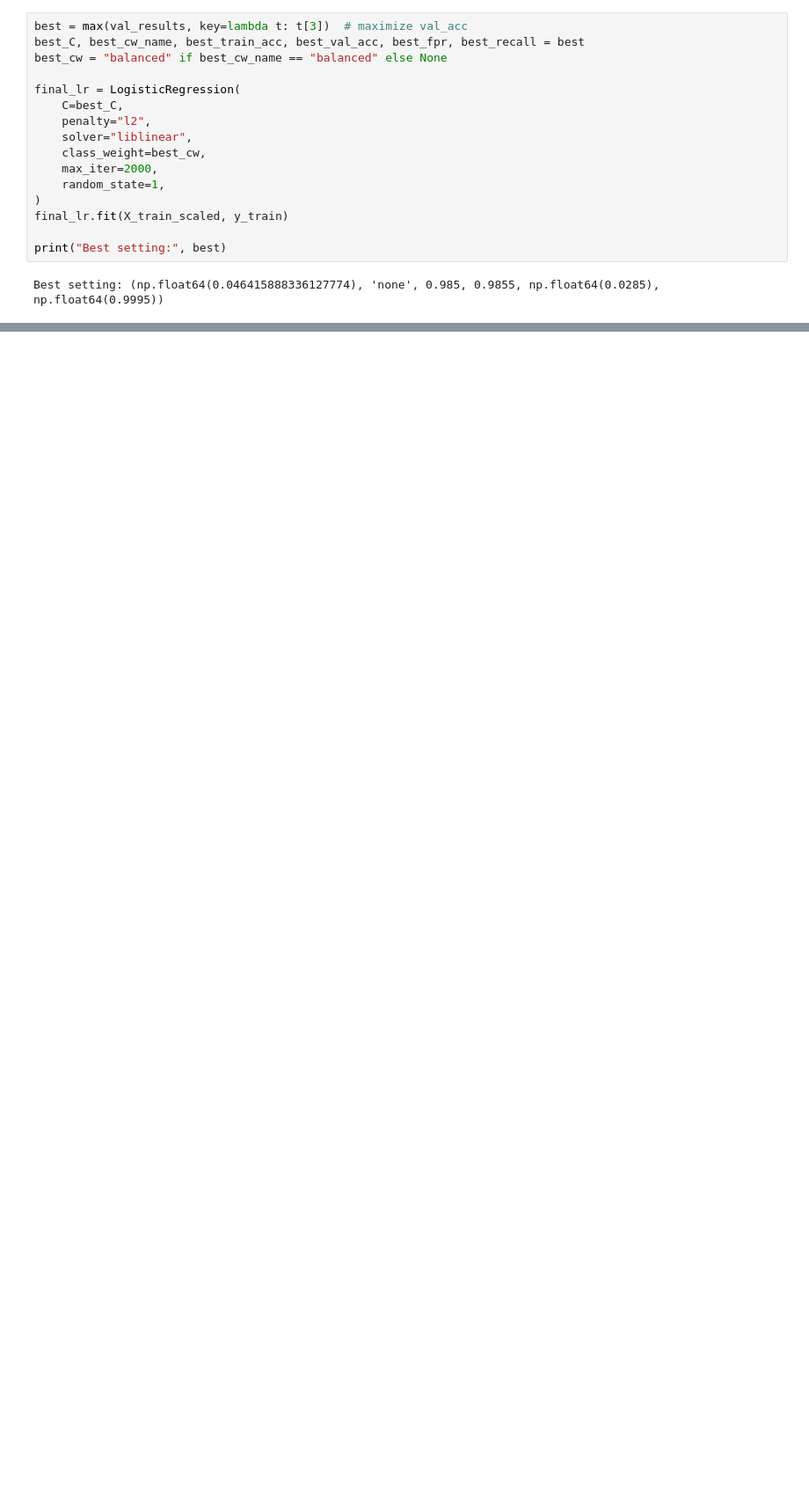
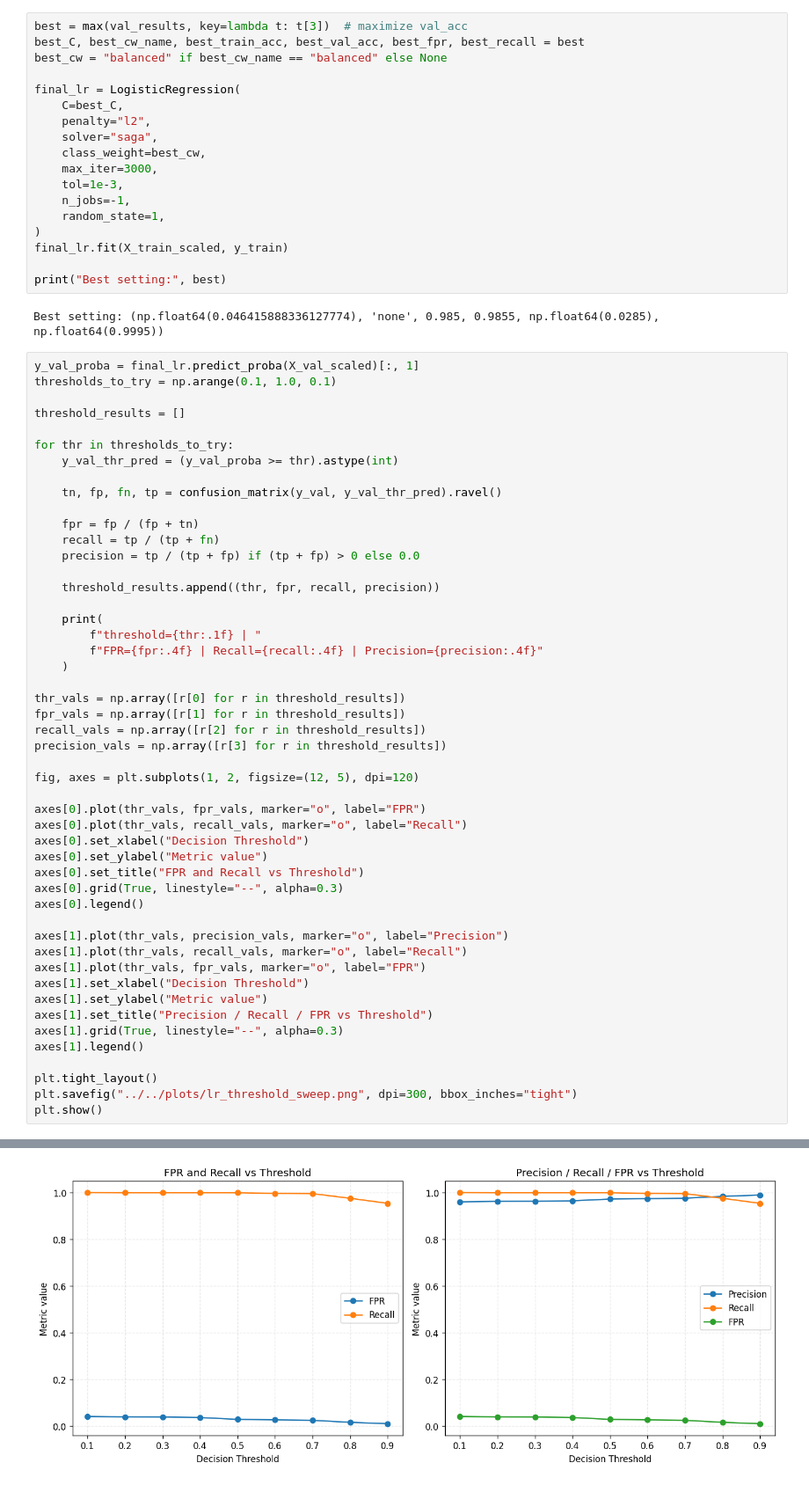
Before and after one commit to Flootersmm/ml_project, a Jupyter notebook: notebooks/ml/logistic_regression.ipynb, the cells around one changed output, grey strips where cells are left out. Shown at 88% size. Drawn from its saved outputs; the diff is of its cells as text; blank space fills up the shorter version.

```diff
--- a/notebooks/ml/logistic_regression.ipynb
+++ b/notebooks/ml/logistic_regression.ipynb
@@ -261,9 +345,11 @@ best_cw = "balanced" if best_cw_name == "balanced" else None
 final_lr = LogisticRegression(
     C=best_C,
     penalty="l2",
-    solver="liblinear",
+    solver="saga",
     class_weight=best_cw,
-    max_iter=2000,
+    max_iter=3000,
+    tol=1e-3,
+    n_jobs=-1,
     random_state=1,
 )
 final_lr.fit(X_train_scaled, y_train)
@@ -271,3 +357,53 @@ final_lr.fit(X_train_scaled, y_train)
 print("Best setting:", best)
 # %% [output]
 Best setting: (np.float64(0.046415888336127774), 'none', 0.985, 0.9855, np.float64(0.0285), np.float64(0.9995))
+# %%
+y_val_proba = final_lr.predict_proba(X_val_scaled)[:, 1]
+thresholds_to_try = np.arange(0.1, 1.0, 0.1)
+
+threshold_results = []
+
+for thr in thresholds_to_try:
+    y_val_thr_pred = (y_val_proba >= thr).astype(int)
+
+    tn, fp, fn, tp = confusion_matrix(y_val, y_val_thr_pred).ravel()
+
+    fpr = fp / (fp + tn)
+    recall = tp / (tp + fn)
+    precision = tp / (tp + fp) if (tp + fp) > 0 else 0.0
+
+    threshold_results.append((thr, fpr, recall, precision))
+
+    print(
+        f"threshold={thr:.1f} | "
+        f"FPR={fpr:.4f} | Recall={recall:.4f} | Precision={precision:.4f}"
+    )
+
+thr_vals = np.array([r[0] for r in threshold_results])
+fpr_vals = np.array([r[1] for r in threshold_results])
+recall_vals = np.array([r[2] for r in threshold_results])
+precision_vals = np.array([r[3] for r in threshold_results])
+
+fig, axes = plt.subplots(1, 2, figsize=(12, 5), dpi=120)
+
+axes[0].plot(thr_vals, fpr_vals, marker="o", label="FPR")
+axes[0].plot(thr_vals, recall_vals, marker="o", label="Recall")
+axes[0].set_xlabel("Decision Threshold")
+axes[0].set_ylabel("Metric value")
+axes[0].set_title("FPR and Recall vs Threshold")
+axes[0].grid(True, linestyle="--", alpha=0.3)
+axes[0].legend()
+
+axes[1].plot(thr_vals, precision_vals, marker="o", label="Precision")
+axes[1].plot(thr_vals, recall_vals, marker="o", label="Recall")
+axes[1].plot(thr_vals, fpr_vals, marker="o", label="FPR")
+axes[1].set_xlabel("Decision Threshold")
+axes[1].set_ylabel("Metric value")
+axes[1].set_title("Precision / Recall / FPR vs Threshold")
+axes[1].grid(True, linestyle="--", alpha=0.3)
+axes[1].legend()
+
+plt.tight_layout()
+plt.savefig("../../plots/lr_threshold_sweep.png", dpi=300, bbox_inches="tight")
+plt.show()
+# %% [output]
@@ -273,0 +419 @@ Best setting: (np.float64(0.046415888336127774), 'none', 0.985, 0.9855, np.float
+[figure, added]
```
Also changed, not shown: parts of 11 cells of this notebook.
